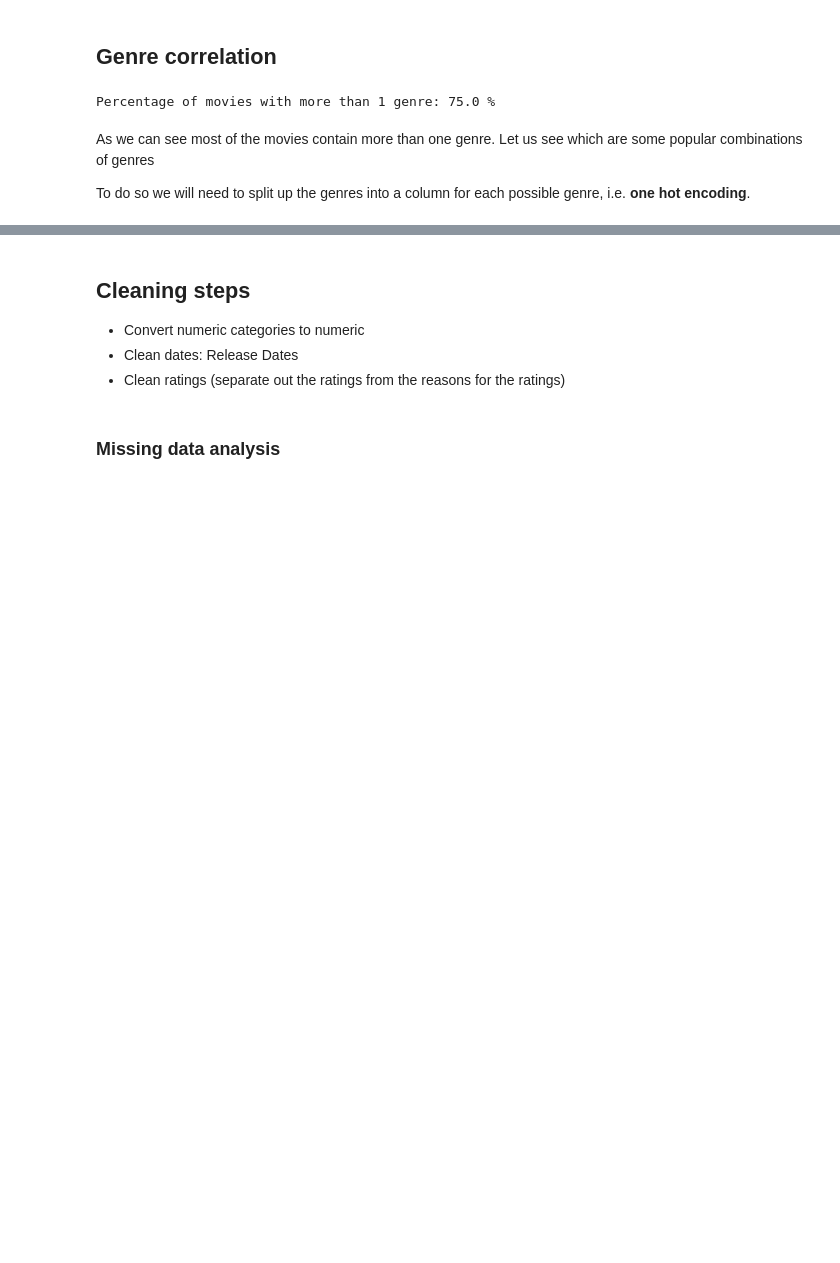
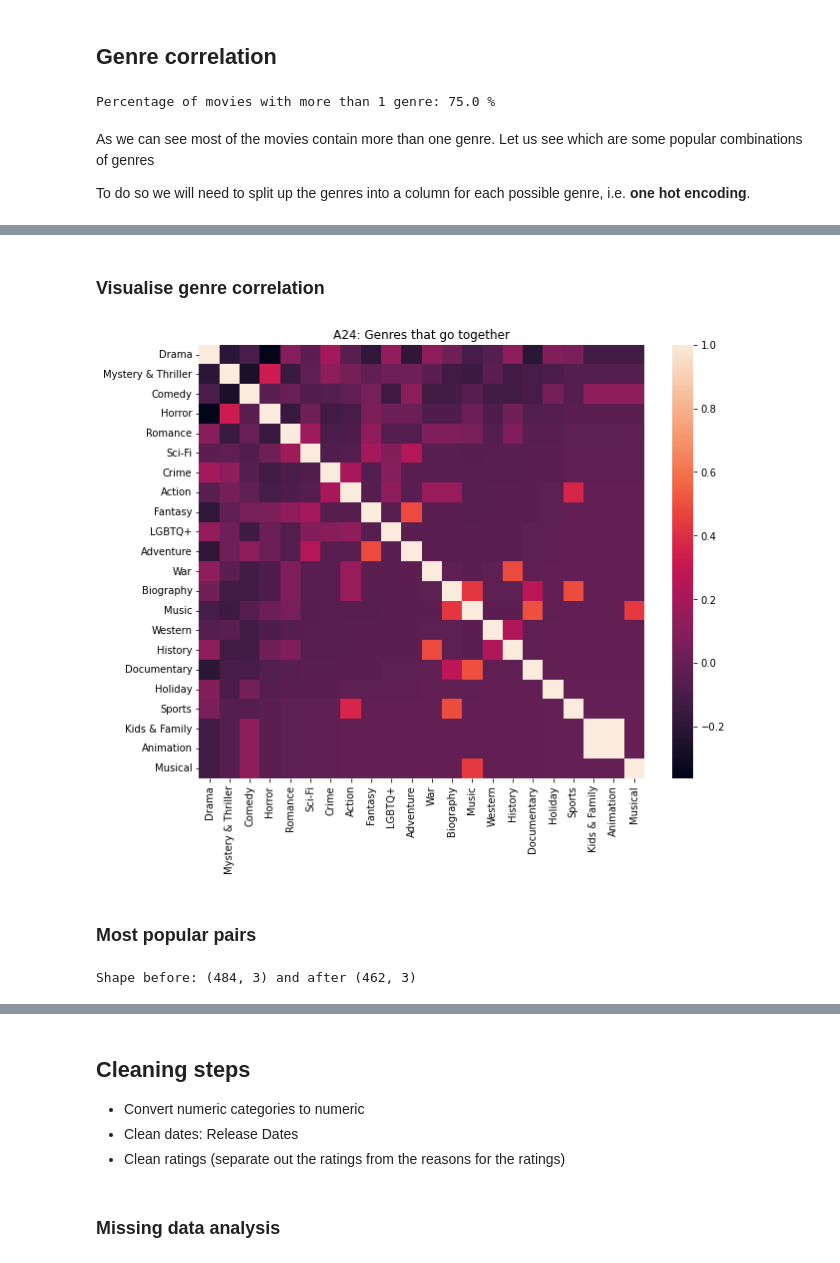
Before and after one commit to ianian-dot/scraping-and-analysing-A24-movies, a Jupyter notebook: a24_rt_analysis.ipynb, the cells around one changed output, grey strips where cells are left out. Drawn from its saved outputs; the diff is of its cells as text; code cells hidden in the pictures; blank space fills up the shorter version.

```diff
--- a/a24_rt_analysis.ipynb
+++ b/a24_rt_analysis.ipynb
@@ -150,0 +146,21 @@ Length: 136, dtype: int64
+# %% [markdown]
+### Visualise genre correlation
+# %%
+genre_corr = movies_df[unique_genres].corr()
+plt.figure(figsize=(10,8))
+sns.heatmap(genre_corr)
+plt.title('A24: Genres that go together')
+plt.show()
+# %% [output]
+[figure, added]
+# %% [markdown]
+### Most popular pairs
+# %%
+## First, create a mask such that we only get the upper triangle for the
+all_corr_df = genre_corr.unstack().reset_index()
+all_corr_df.columns = ['Genre1', 'Genre2', 'Corr']
+## Remove self correlations (i.e. Corr = 1)
+unique_corr_df = all_corr_df[all_corr_df.Genre1 != all_corr_df.Genre2]
+print(f'Shape before: {all_corr_df.shape} and after {unique_corr_df.shape}')
+# %% [output]
+Shape before: (484, 3) and after (462, 3)
```
Also changed, not shown: parts of 20 cells of this notebook, 6 other files.
